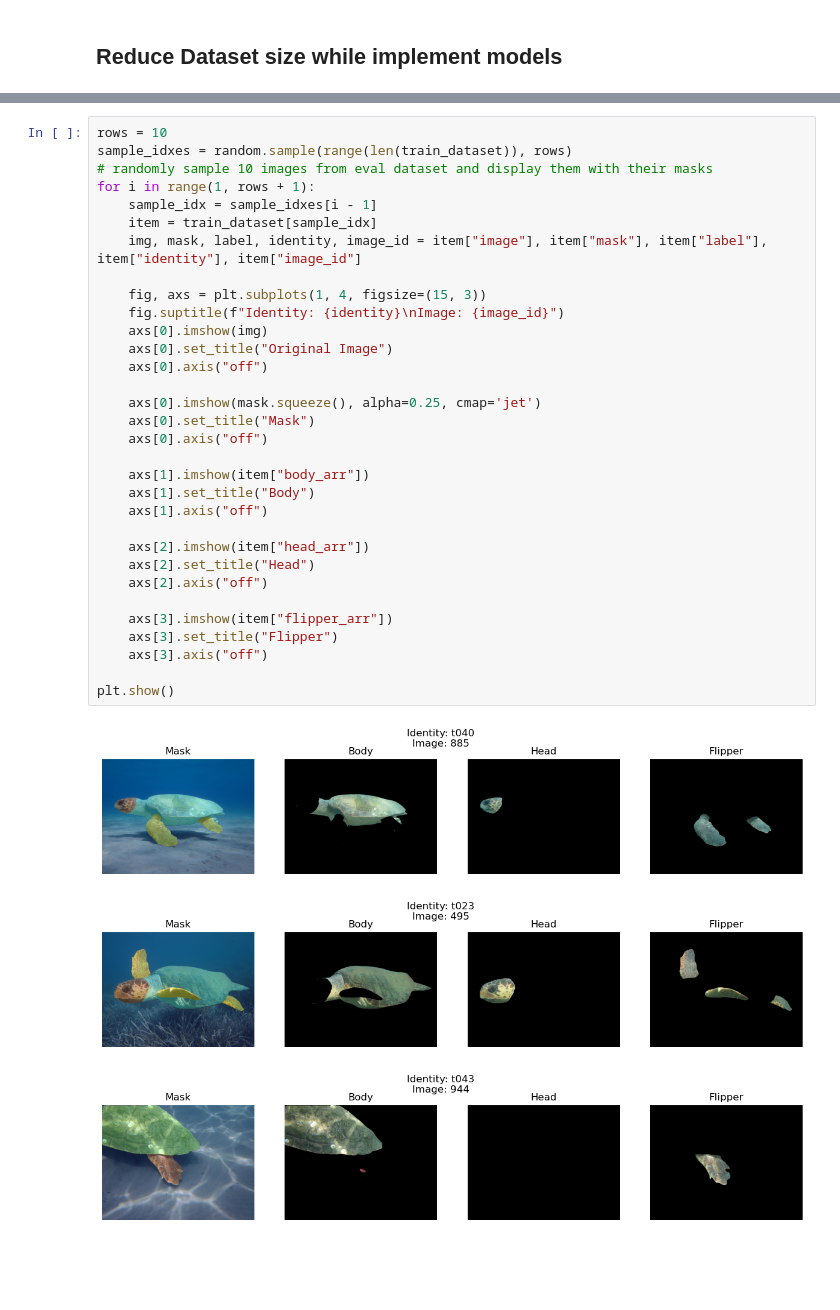
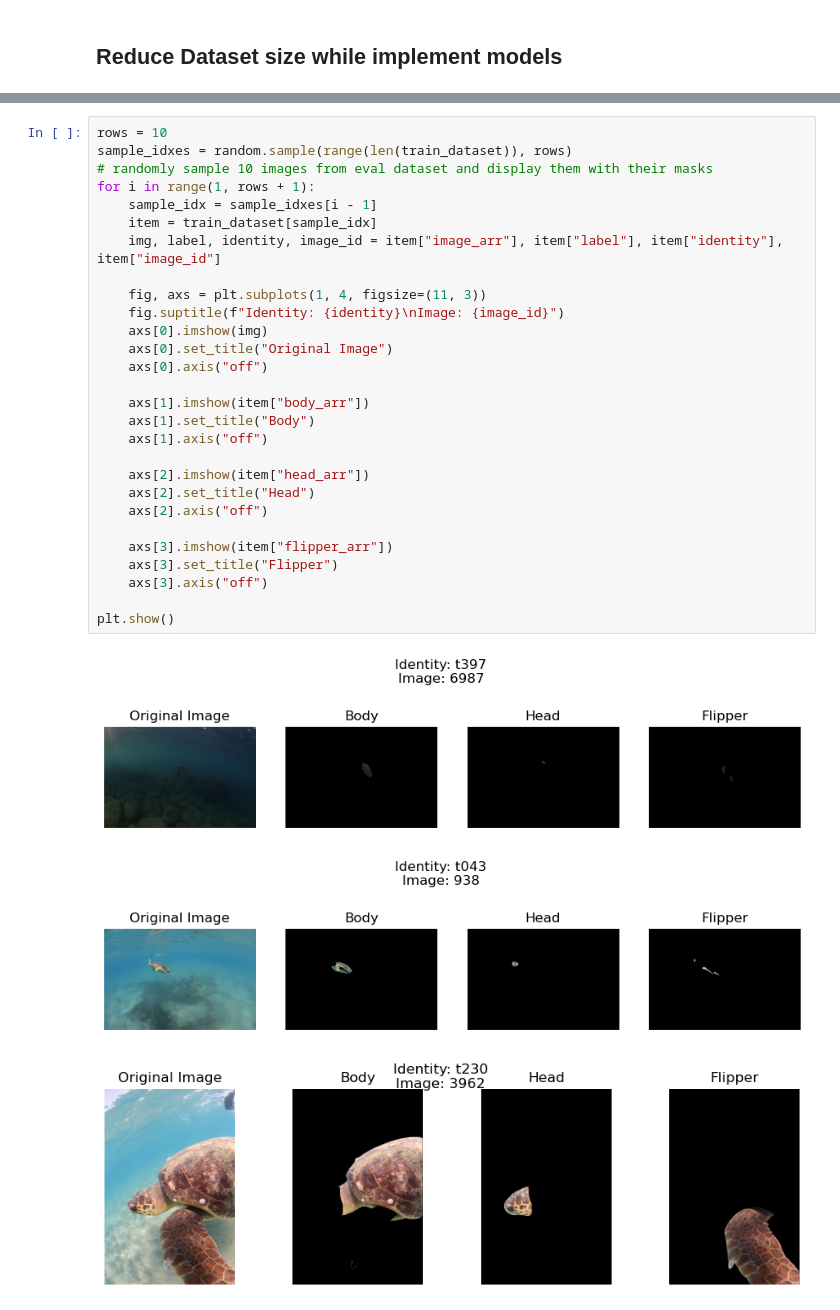
Before and after one commit to dhnhut/SeaTurtle-ReID, a Jupyter notebook: 01_load_closed_set_subset.ipynb, the cells around one changed output, grey strips where cells are left out. Cells and saved outputs as stored; diff of their text form; blank space fills up the shorter version.

```diff
--- a/01_load_closed_set_subset.ipynb
+++ b/01_load_closed_set_subset.ipynb
@@ -84,36 +84,32 @@ item
 # %%
 rows = 10
 sample_idxes = random.sample(range(len(train_dataset)), rows)
 # randomly sample 10 images from eval dataset and display them with their masks
 for i in range(1, rows + 1):
     sample_idx = sample_idxes[i - 1]
     item = train_dataset[sample_idx]
-    img, mask, label, identity, image_id = item["image"], item["mask"], item["label"], item["identity"], item["image_id"]
+    img, label, identity, image_id = item["image_arr"], item["label"], item["identity"], item["image_id"]
 
-    fig, axs = plt.subplots(1, 4, figsize=(15, 3))
+    fig, axs = plt.subplots(1, 4, figsize=(11, 3))
     fig.suptitle(f"Identity: {identity}\nImage: {image_id}")
     axs[0].imshow(img)
     axs[0].set_title("Original Image")
-    axs[0].axis("off")
-
-    axs[0].imshow(mask.squeeze(), alpha=0.25, cmap='jet')
-    axs[0].set_title("Mask")
     axs[0].axis("off")
 
     axs[1].imshow(item["body_arr"])
     axs[1].set_title("Body")
     axs[1].axis("off")
 
     axs[2].imshow(item["head_arr"])
     axs[2].set_title("Head")
     axs[2].axis("off")
 
     axs[3].imshow(item["flipper_arr"])
     axs[3].set_title("Flipper")
     axs[3].axis("off")
 
 plt.show()
 # %% [output]
-[figure, old version]
+[figure, new version]
-[figure, old version]
+[figure, new version]
-[figure, old version]
+[figure, new version]
```
Also changed, not shown: parts of 3 cells of this notebook, 2 other files.
